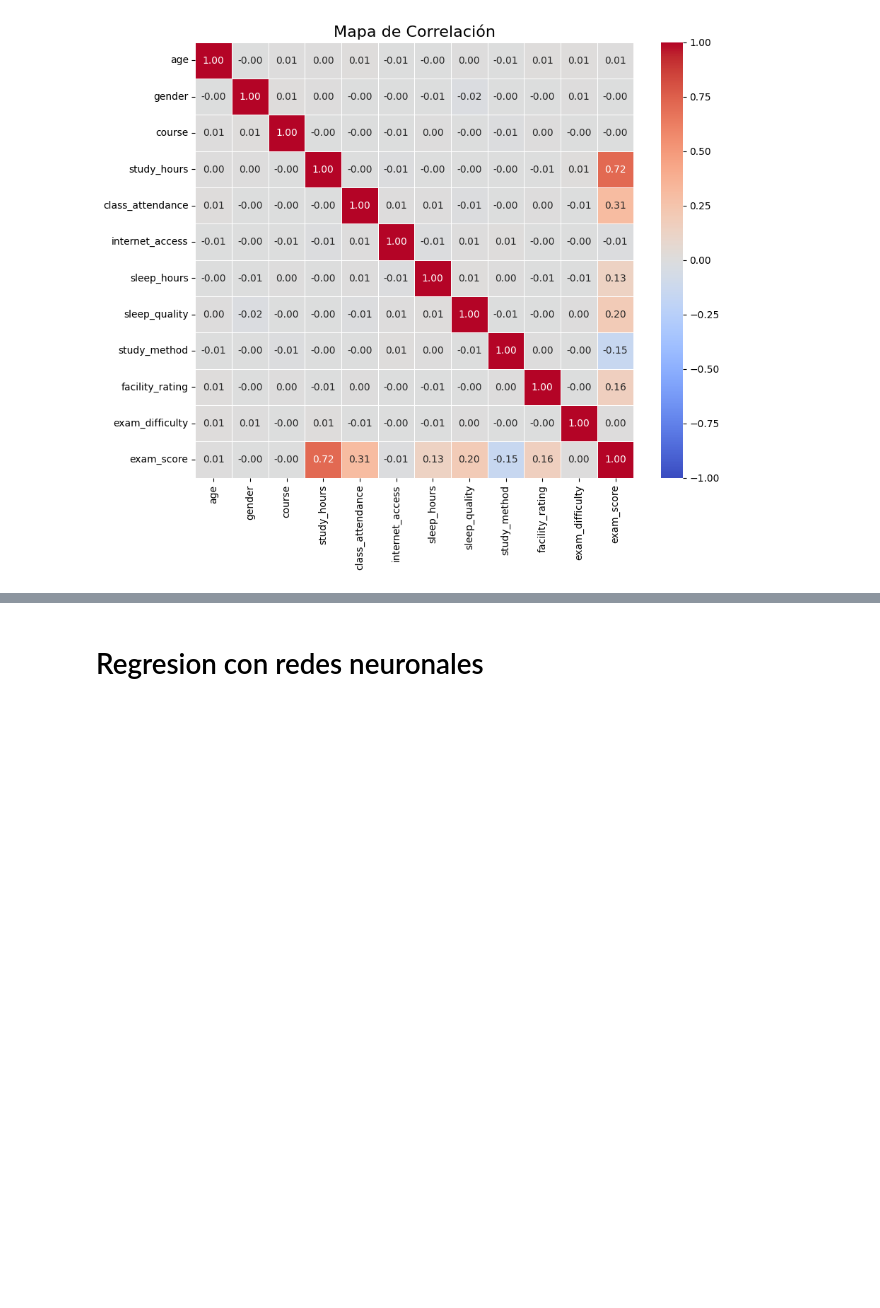
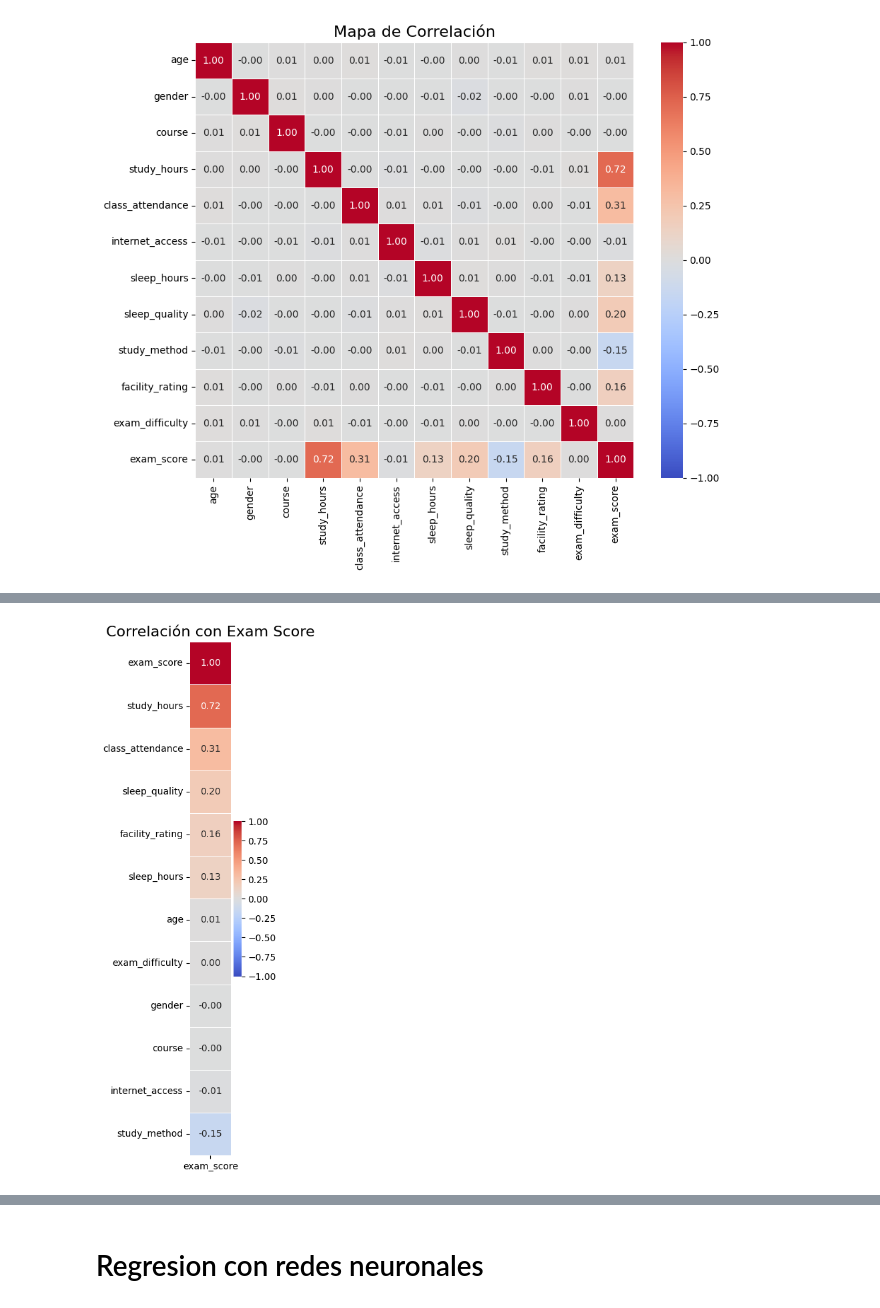
Before and after one commit to alvvigsuaUS/Trabajo_MLE, a Jupyter notebook: Regresion Redes Neuronales.ipynb, the cells around one changed output, grey strips where cells are left out. Drawn from its saved outputs; the diff is of its cells as text; code cells hidden in the pictures; blank space fills up the shorter version.

```diff
--- a/Regresion Redes Neuronales.ipynb
+++ b/Regresion Redes Neuronales.ipynb
@@ -124,0 +144,21 @@ plt.show()
+# %%
+# 1. Filtramos para tener solo la columna 'exam_score' y ordenamos los valores
+# Usamos doble corchete [['exam_score']] para mantenerlo como DataFrame
+target_corr = matriz_correlacion[['exam_score']].sort_values(by='exam_score', ascending=False)
+
+# 2. Ajustamos el tamaño (más alto que ancho)
+plt.figure(figsize=(1, 10))
+
+# 3. Creamos el heatmap con los datos filtrados
+sns.heatmap(target_corr,
+            annot=True,
+            fmt=".2f",
+            cmap='coolwarm',
+            linewidths=0.5,
+            vmin=-1,
+            vmax=1)
+
+plt.title('Correlación con Exam Score', fontsize=16)
+plt.show()
+# %% [output]
+[figure, added]
```
Also changed, not shown: parts of 15 cells of this notebook, 1 other file.
